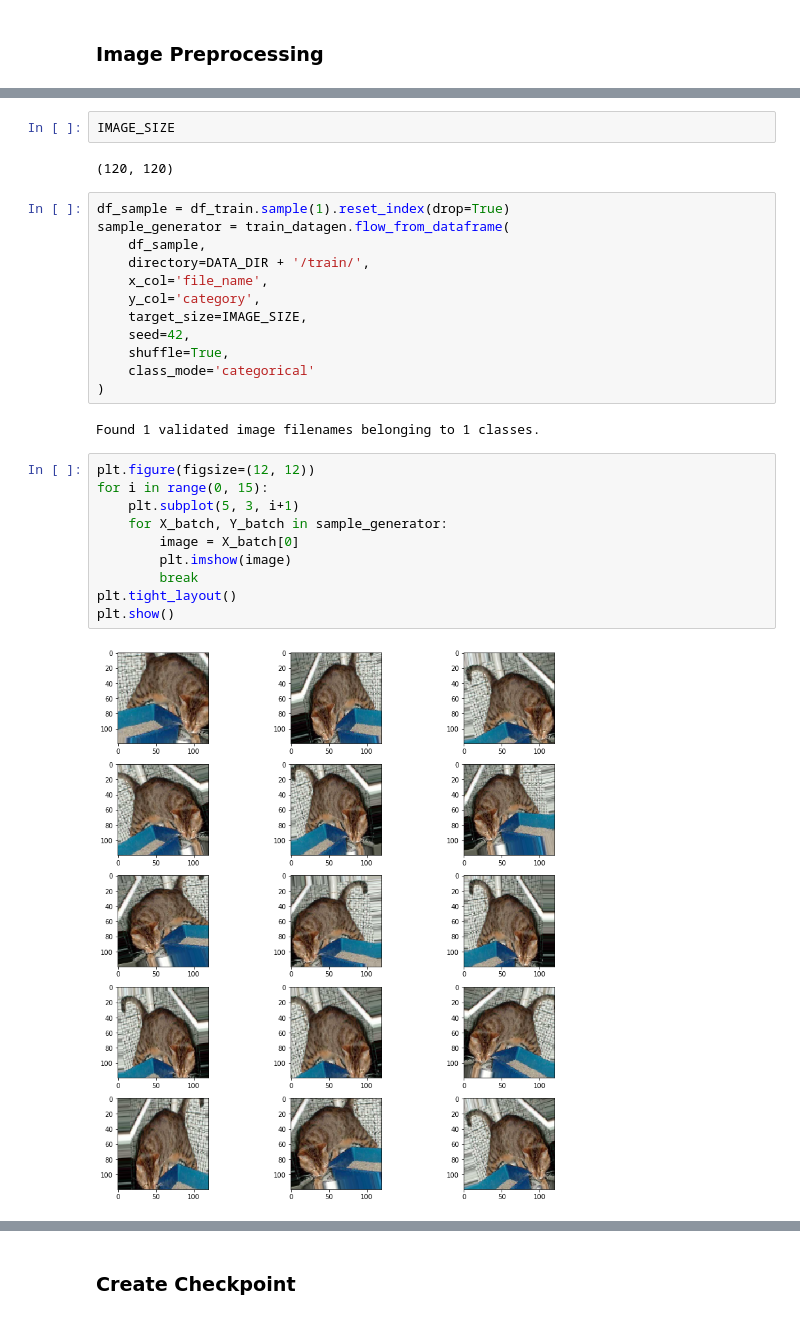
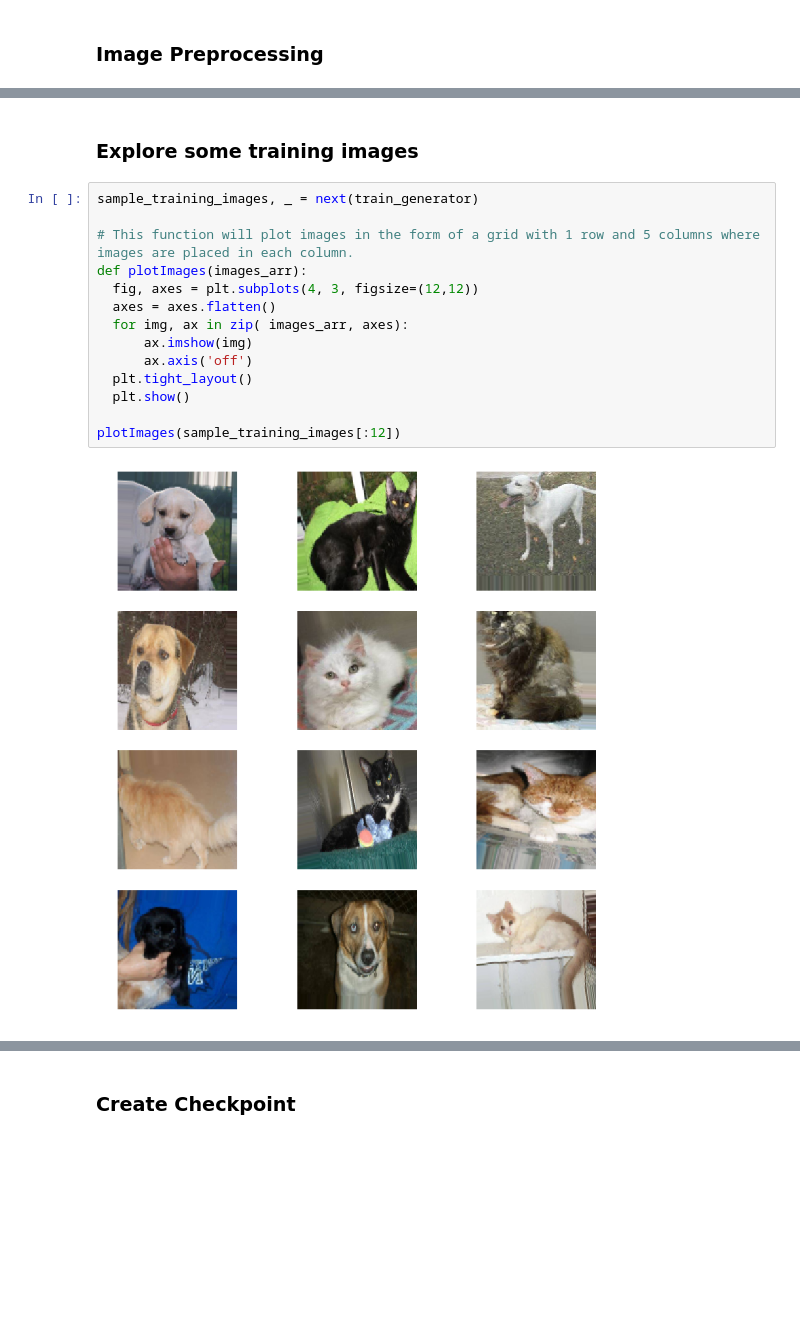
Before and after one commit to lannguyen1106/snoopy_kitty_recognition, a Jupyter notebook: snoopy_kitty_dev.ipynb, the cells around one changed output, grey strips where cells are left out. Saved outputs shown, nothing was run; the diff lists cells and outputs as text; blank space fills up the shorter version.

```diff
--- a/snoopy_kitty_dev.ipynb
+++ b/snoopy_kitty_dev.ipynb
@@ -221,30 +156,18 @@ Found 5000 validated image filenames belonging to 2 classes.
-# %%
-IMAGE_SIZE
-# %% [output]
-(120, 120)
-# %%
-df_sample = df_train.sample(1).reset_index(drop=True)
-sample_generator = train_datagen.flow_from_dataframe(
-    df_sample,
-    directory=DATA_DIR + '/train/',
-    x_col='file_name',
-    y_col='category',
-    target_size=IMAGE_SIZE,
-    seed=42,
-    shuffle=True,
-    class_mode='categorical'
-)
-# %% [output]
-Found 1 validated image filenames belonging to 1 classes.
-# %%
-plt.figure(figsize=(12, 12))
-for i in range(0, 15):
-    plt.subplot(5, 3, i+1)
-    for X_batch, Y_batch in sample_generator:
-        image = X_batch[0]
-        plt.imshow(image)
-        break
-plt.tight_layout()
-plt.show()
-# %% [output]
-[figure, removed]
+# %% [markdown]
+### Explore some training images
+# %%
+sample_training_images, _ = next(train_generator)
+
+# This function will plot images in the form of a grid with 1 row and 5 columns where images are placed in each column.
+def plotImages(images_arr):
+  fig, axes = plt.subplots(4, 3, figsize=(12,12))
+  axes = axes.flatten()
+  for img, ax in zip( images_arr, axes):
+      ax.imshow(img)
+      ax.axis('off')
+  plt.tight_layout()
+  plt.show()
+
+plotImages(sample_training_images[:12])
+# %% [output]
+[figure, added]
```
Also changed, not shown: parts of 56 cells of this notebook, 9 other files.
